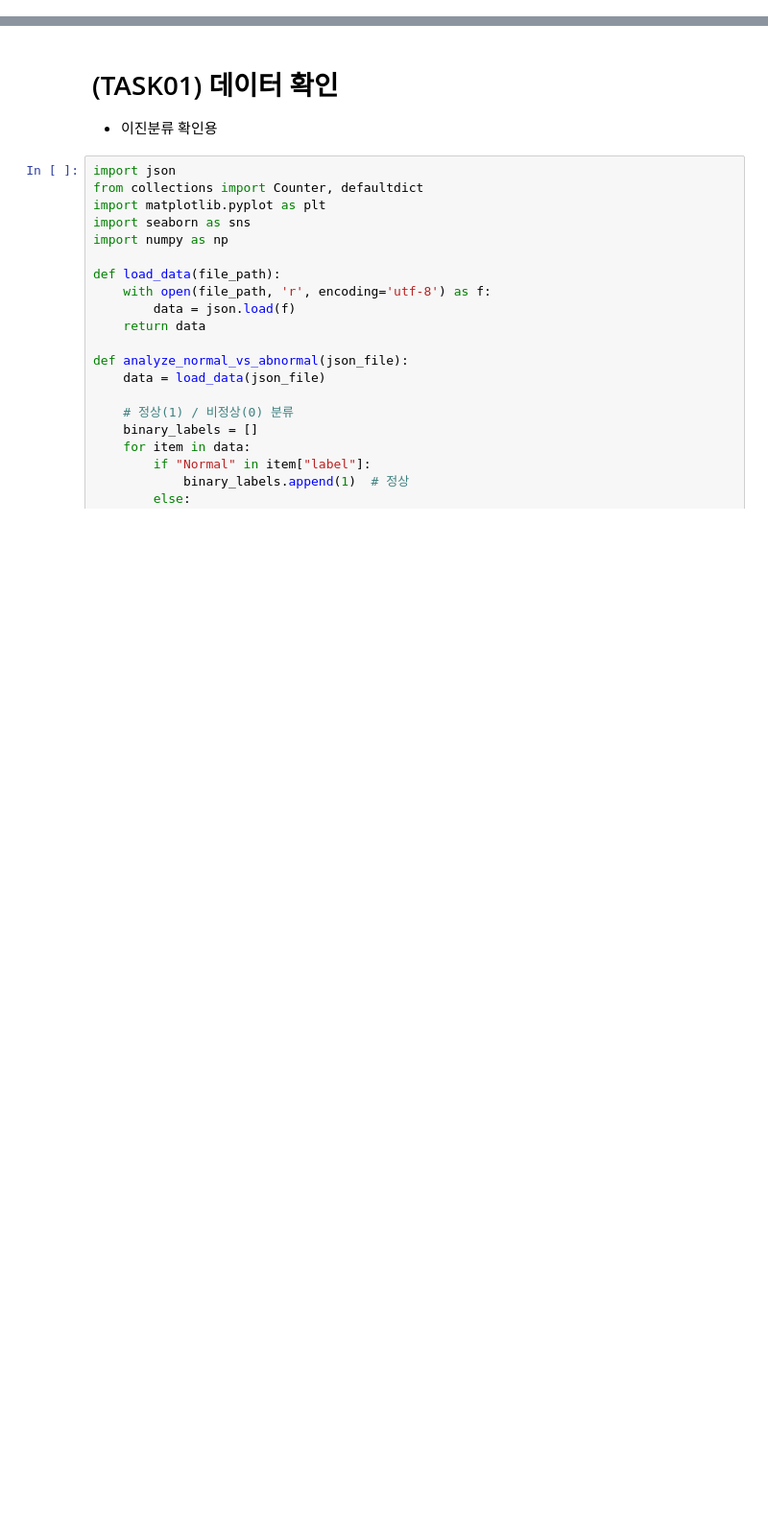
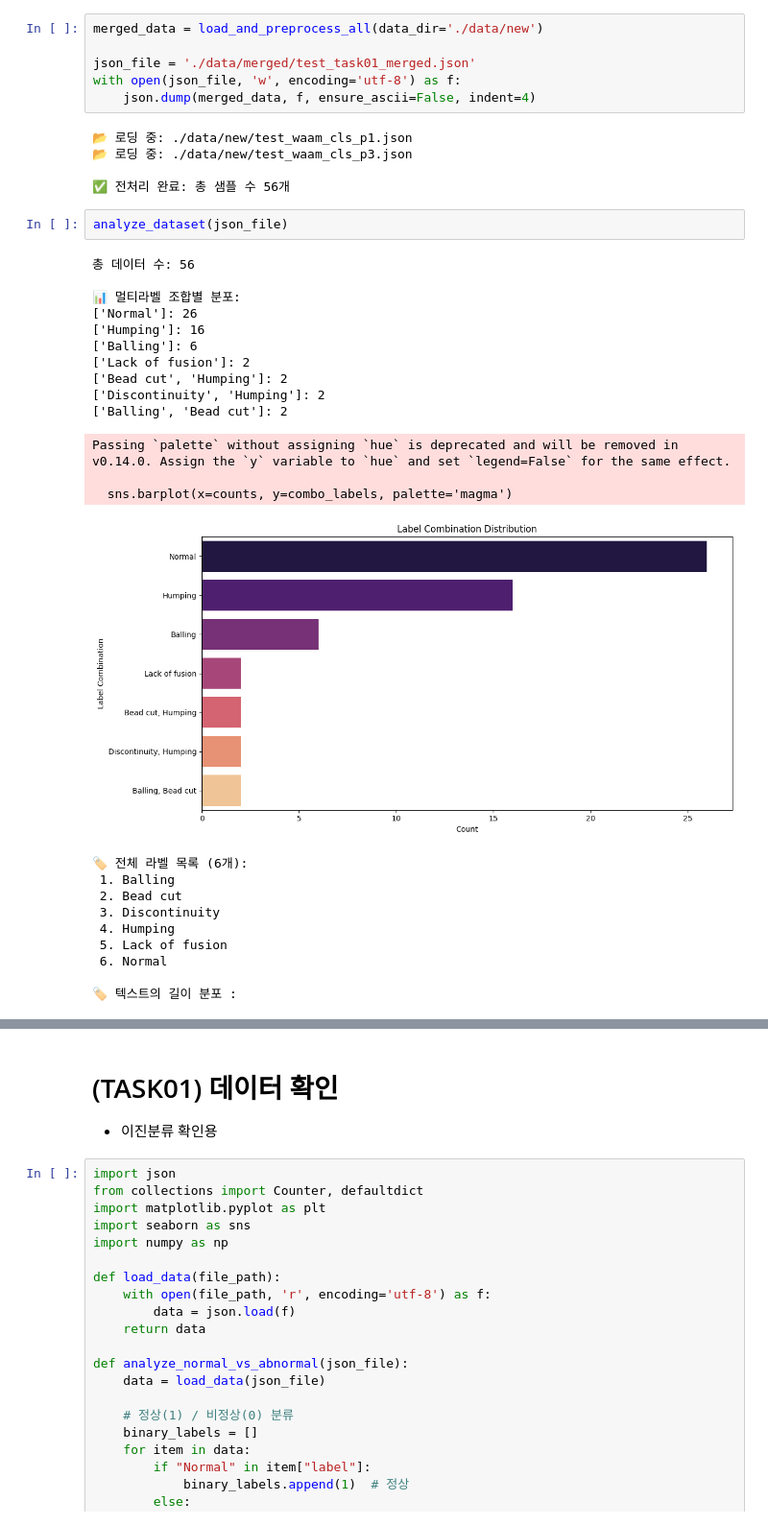
Before and after one commit to dibk100/project_llm4WAMM, a Jupyter notebook: data_analysis_EDA.ipynb, the cells around one changed output, grey strips where cells are left out. Shown: that part at 96% size. Cells and saved outputs as stored; diff of their text form; blank space fills up the shorter version.

```diff
--- a/data_analysis_EDA.ipynb
+++ b/data_analysis_EDA.ipynb
@@ -234,0 +107,37 @@ Passing `palette` without assigning `hue` is deprecated and will be removed in v
+# %%
+merged_data = load_and_preprocess_all(data_dir='./data/new')
+
+json_file = './data/merged/test_task01_merged.json'
+with open(json_file, 'w', encoding='utf-8') as f:
+    json.dump(merged_data, f, ensure_ascii=False, indent=4)
+# %% [output]
+📂 로딩 중: ./data/new/test_waam_cls_p1.json
+📂 로딩 중: ./data/new/test_waam_cls_p3.json
+
+✅ 전처리 완료: 총 샘플 수 56개
+# %%
+analyze_dataset(json_file)
+# %% [output]
+총 데이터 수: 56
+
+📊 멀티라벨 조합별 분포:
+['Normal']: 26
+['Humping']: 16
+['Balling']: 6
+['Lack of fusion']: 2
+['Bead cut', 'Humping']: 2
+['Discontinuity', 'Humping']: 2
+['Balling', 'Bead cut']: 2
+Passing `palette` without assigning `hue` is deprecated and will be removed in v0.14.0. Assign the `y` variable to `hue` and set `legend=False` for the same effect.
+
+  sns.barplot(x=counts, y=combo_labels, palette='magma')
+[figure, added]
+🏷️ 전체 라벨 목록 (6개):
+ 1. Balling
+ 2. Bead cut
+ 3. Discontinuity
+ 4. Humping
+ 5. Lack of fusion
+ 6. Normal
+
+🏷️ 텍스트의 길이 분포 :
```
Also changed, not shown: parts of 21 cells of this notebook.
